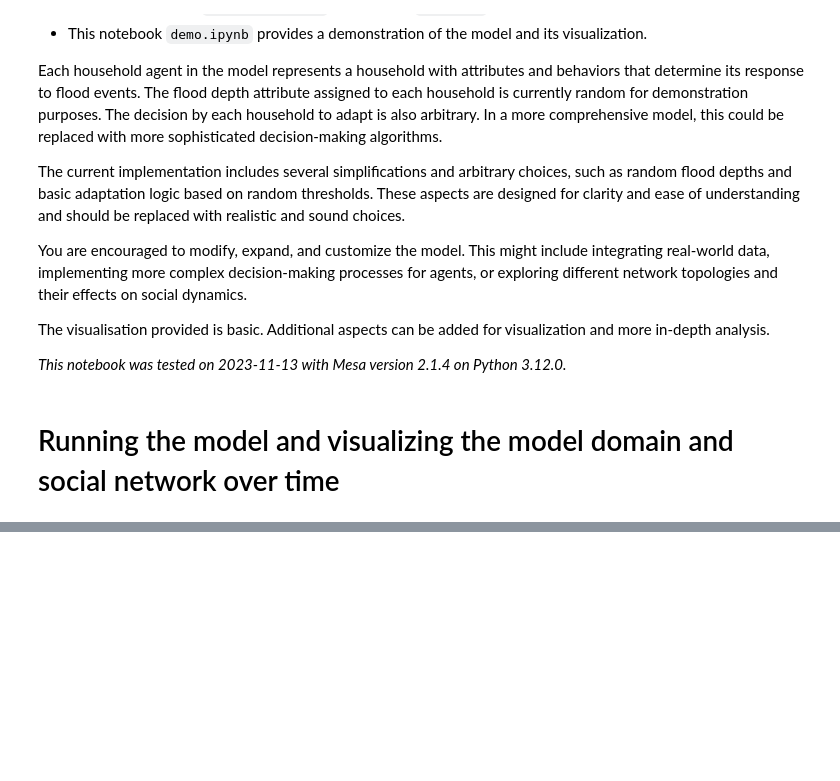
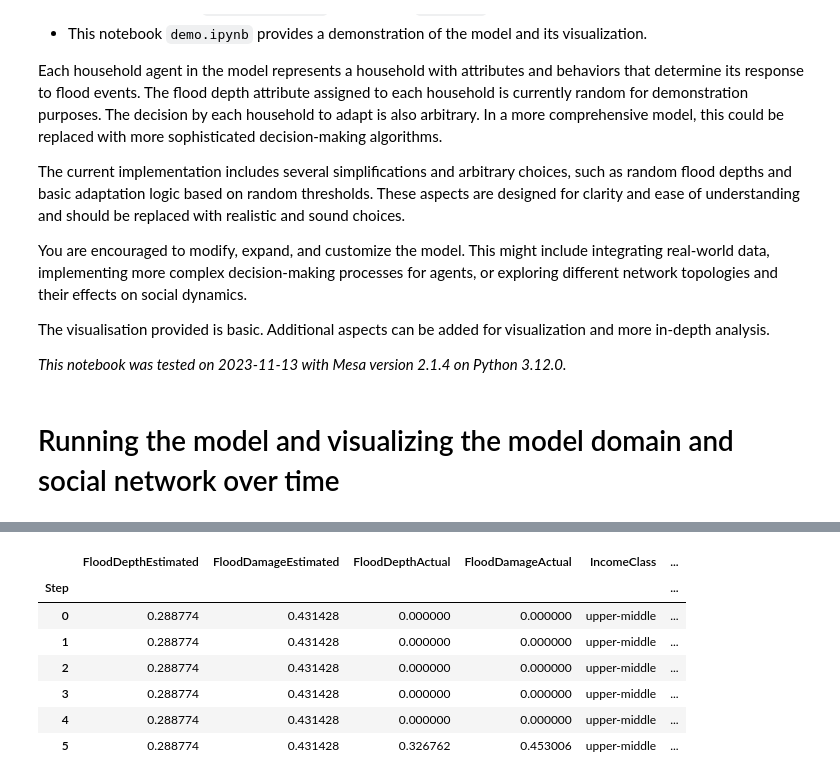
Before and after one commit to WoutervdVeen/ABM-SEN1211, a Jupyter notebook: base_model_mesa/model/demo.ipynb, the cells around one changed output, grey strips where cells are left out. Saved outputs shown, nothing was run; the diff lists cells and outputs as text; code cells hidden in the pictures; blank space fills up the shorter version.

```diff
--- a/base_model_mesa/model/demo.ipynb
+++ b/base_model_mesa/model/demo.ipynb
@@ -104,10 +122,16 @@ KeyError: 'agent'
 # %%
-# agent_data = model.datacollector.get_agent_vars_dataframe()
-# agent_data
-
 agent_data = model.datacollector.get_agent_vars_dataframe()
 
 # Replace 'agent_unique_id' with the unique identifier of the specific agent you want to retrieve data for
-specific_agent_data = agent_data.xs(3, level='AgentID')
+specific_agent_data = agent_data.xs(1, level='AgentID')
 
 specific_agent_data
+# %% [output]
+|  | FloodDepthEstimated | FloodDamageEstimated | FloodDepthActual | FloodDamageActual | IncomeClass | ... |
+| Step |  |  |  |  |  | ... |
+| 0 | 0.288774 | 0.431428 | 0.000000 | 0.000000 | upper-middle | ... |
+| 1 | 0.288774 | 0.431428 | 0.000000 | 0.000000 | upper-middle | ... |
+| 2 | 0.288774 | 0.431428 | 0.000000 | 0.000000 | upper-middle | ... |
+| 3 | 0.288774 | 0.431428 | 0.000000 | 0.000000 | upper-middle | ... |
+| 4 | 0.288774 | 0.431428 | 0.000000 | 0.000000 | upper-middle | ... |
+| 5 | 0.288774 | 0.431428 | 0.326762 | 0.453006 | upper-middle | ... |
```
Also changed, not shown: parts of 6 cells of this notebook, 2 other files.
